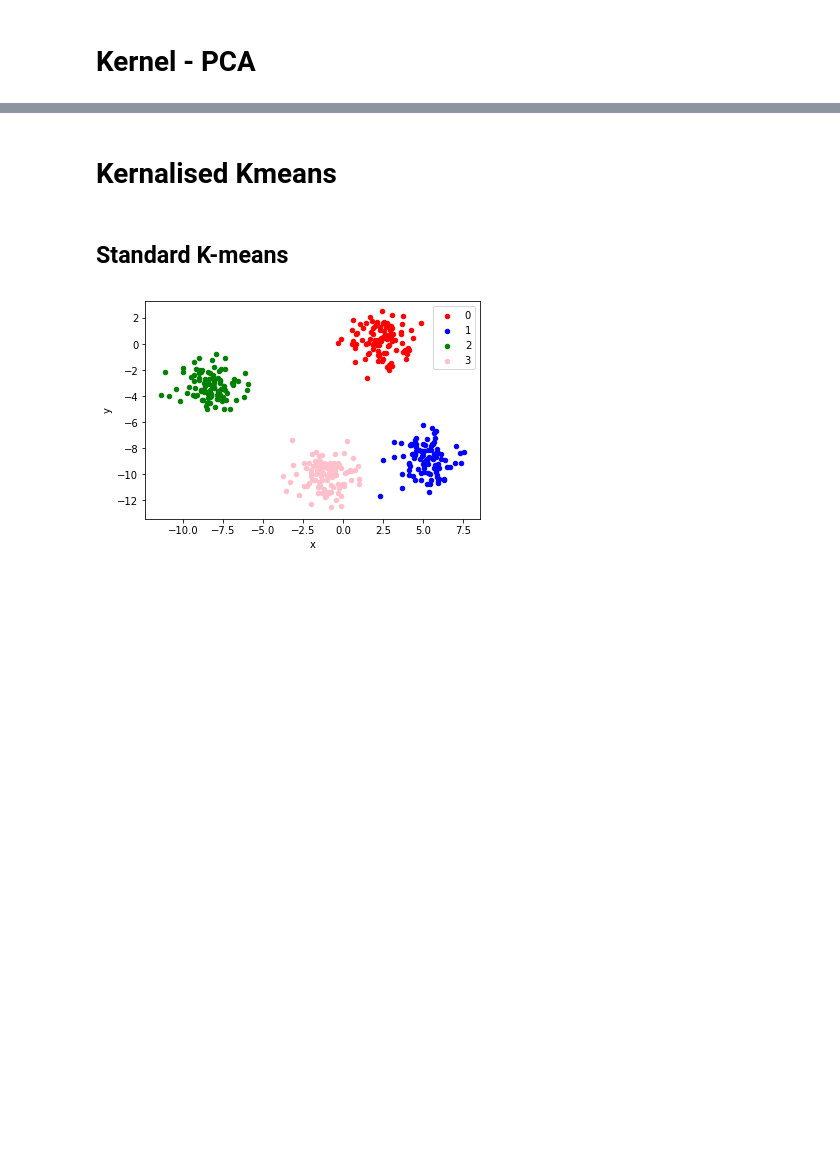
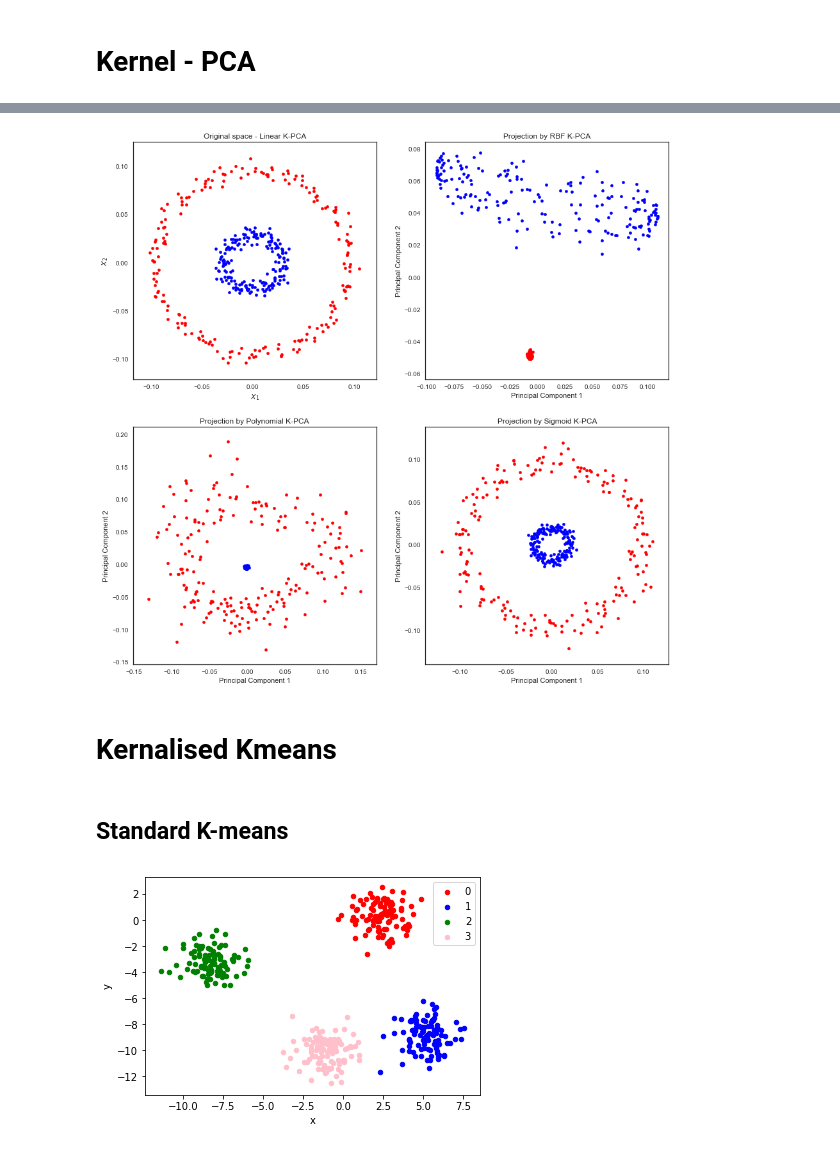
Before and after one commit to ajoseph12/Machine_Learning_lab, a Jupyter notebook: ML_LAB_1.ipynb, the cells around one changed output, grey strips where cells are left out. Drawn from its saved outputs; the diff is of its cells as text; code cells hidden in the pictures; blank space fills up the shorter version.

```diff
--- a/ML_LAB_1.ipynb
+++ b/ML_LAB_1.ipynb
@@ -436,3 +98,101 @@ def stepwise_kpca(X, gamma, n_components):
+# %%
+import numpy as np
+import matplotlib.pyplot as plt
+from sklearn.datasets import make_circles
+from scipy.spatial.distance import pdist, squareform
+
+
+class Kernel_PCA(object):
+
+    def __init__(self, X, Y, mode, gamma, degree, r):
+
+        self.X = X
+        self.y = Y
+        self.mode = mode
+        self.gamma = gamma
+        self.degree = degree
+        self.r = r
+        self.X_pc = self._kpca_implementation()
+
+
+    def _kernels(self, x_i, x_j, mode):
+
+        if mode == "rbf":
+            return np.exp(-self.gamma * np.linalg.norm(x_i - x_j)**2)
+
+        elif mode == "polynomial":
+            return (self.gamma*np.dot(x_i,x_j) + self.r)**self.degree
+
+        elif mode == "sigmoid":
+            return np.tanh(self.gamma*np.dot(x_i,x_j) + self.r )
+
+
+    def _kernel_matrix(self):
+
+        n_samples = self.X.shape[0]
+        kernel = np.zeros((n_samples, n_samples))
+        for i in range(n_samples):
+            for j in range(n_samples):
+                kernel[i,j] = self._kernels(self.X[i],self.X[j], self.mode)
+
+        return kernel
+
+
+    def _kpca_implementation(self, PC = 2):
+
+        ## Calculate the Kernel matrix
+        K = self._kernel_matrix()
+
+        ## Centering the symmetric  kernel matrix.
+        N = K.shape[0]
+        one_n = np.ones((N,N)) / N
+        K_centered = K - one_n.dot(K) - K.dot(one_n) + one_n.dot(K).dot(one_n)
+
+        # Caculating eigne values and eigen vectors
+        eigvals, eigvecs = np.linalg.eigh(K_centered)
+
+        # Calculating the new representation of X
+        X_pc = np.column_stack((eigvecs[:,-i] for i in range(1,PC+1)))
+
+        return X_pc
+
+
+
+
+
+
+
+plt.figure(figsize= (15,15))
+
+np.random.seed(0)
+X, Y = make_circles(n_samples=400, factor=.3, noise=.05)
+reds = Y == 0
+blues = Y == 1
+
+
+
+
+mode_list = [['polynomial',1, 1, 1, 'Original space - Linear K-PCA', '$X_1$','$X_2$'],
+['rbf',10, 1, 1, 'Projection by RBF K-PCA', 'Principal Component 1','Principal Component 2'],
+['polynomial',1, 10, 1, 'Projection by Polynomial K-PCA', 'Principal Component 1','Principal Component 2'],
+['sigmoid',1, 1, 10, 'Projection by Sigmoid K-PCA', 'Principal Component 1','Principal Component 2']]
+
+for n,i in enumerate(mode_list):
+
+    mode, gamma, degree, r, title, x_axis, y_axis  = i
+    kpca = Kernel_PCA(X, Y, mode, gamma, degree, r)
+    X_pc = kpca.X_pc
+
+    plt.subplot(2, 2, n+1)
+    plt.title(title)
+    plt.scatter(X_pc[reds, 0], X_pc[reds, 1], c="red", s=20)
+    plt.scatter(X_pc[blues, 0], X_pc[blues, 1], c="blue",s=20)
+    plt.xlabel(x_axis)
+    plt.ylabel(y_axis)
+
+plt.show()
+# %% [output]
+[figure, added]
 # %% [markdown]
 # Kernalised Kmeans
 # %% [markdown]
```
Also changed, not shown: parts of 67 cells of this notebook, 1 other file.
